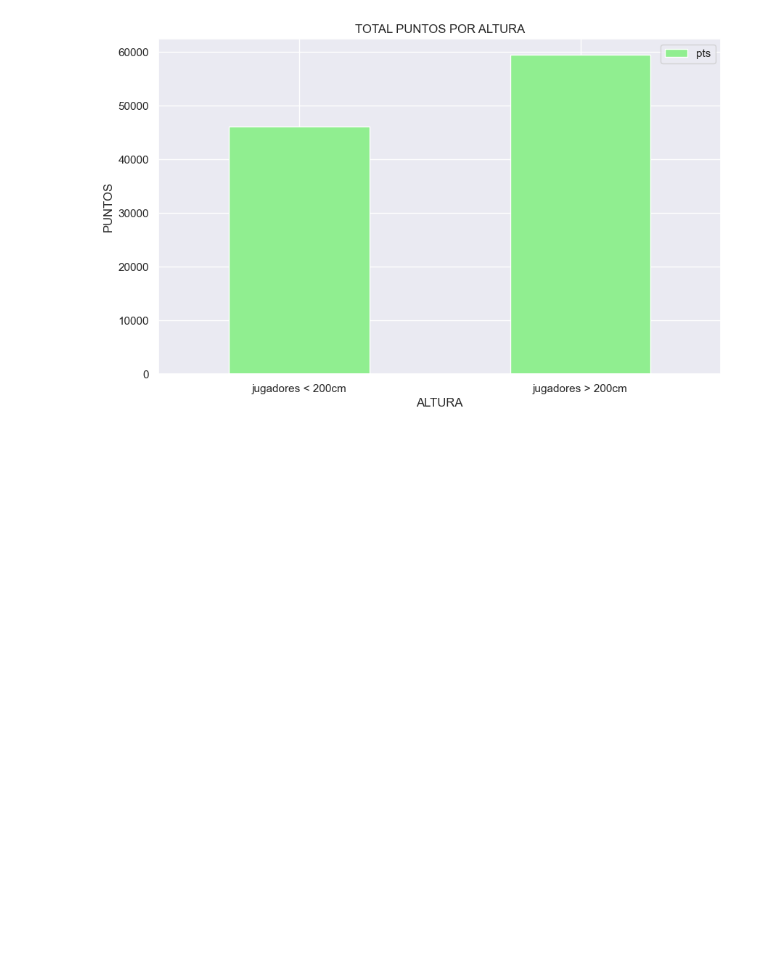
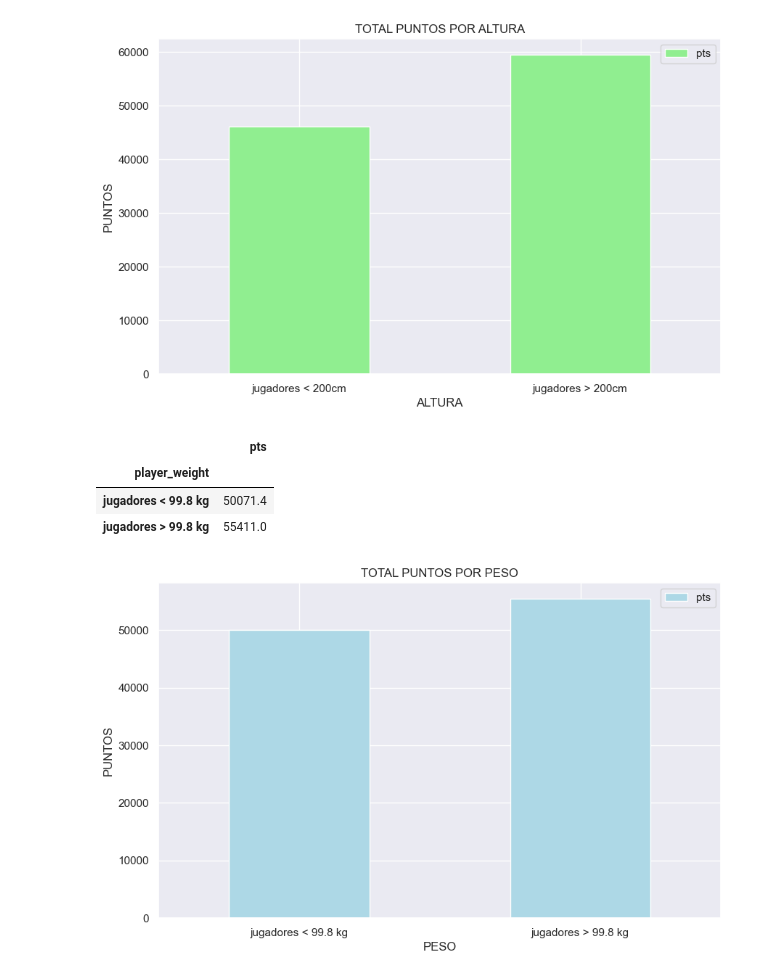
Before and after one commit to SergioPrior/NBA_evolution, a Jupyter notebook: Comparacion_graficas, P_Valor, Pearson, Spearman altura-puntos nba.ipynb, the cells around one changed output. Drawn from its saved outputs; the diff is of its cells as text; code cells hidden in the pictures; blank space fills up the shorter version.

```diff
--- a/Comparacion_graficas, P_Valor, Pearson, Spearman altura-puntos nba.ipynb
+++ b/Comparacion_graficas, P_Valor, Pearson, Spearman altura-puntos nba.ipynb
@@ -103,3 +114,22 @@ plt.xlabel("ALTURA")
 plt.show()
 # %% [output]
 [figure]
+# %%
+grafica_total = nba.groupby(nba['player_weight'] >= 99.8).agg({'pts':"sum"})
+grafica_total.rename(index={False:"jugadores < 99.8 kg",True:"jugadores > 99.8 kg"}, inplace =True)
+# %%
+grafica_total
+# %% [output]
+|  | pts |
+| player_weight |  |
+| jugadores < 99.8 kg | 50071.4 |
+| jugadores > 99.8 kg | 55411.0 |
+# %%
+grafica_total.plot(kind="bar", color= ['LIGHTblue'],figsize=(10, 6))
+plt.xticks(rotation=0)
+plt.title("TOTAL PUNTOS POR PESO")
+plt.ylabel("PUNTOS")
+plt.xlabel("PESO")
+plt.show()
+# %% [output]
+[figure, added]
```
Also changed, not shown: parts of 13 cells of this notebook.
